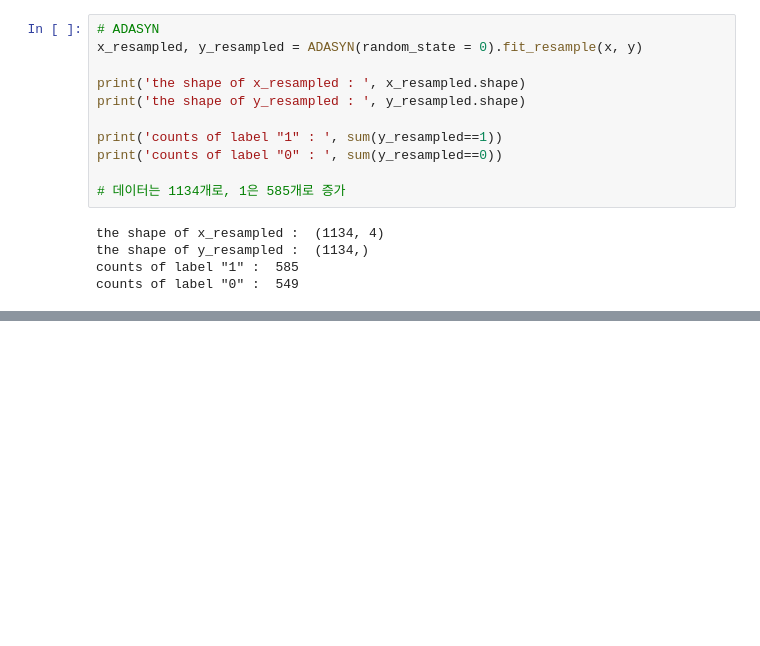
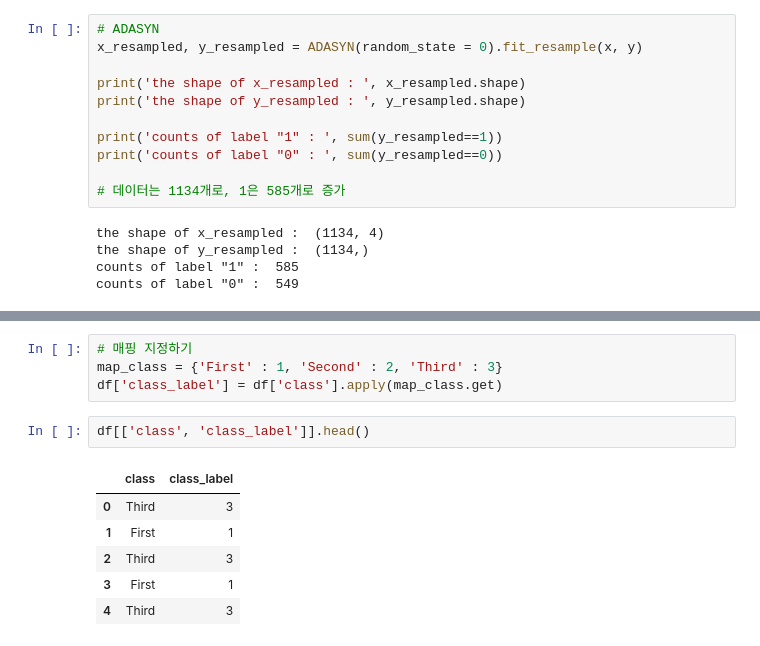
Before and after one commit to s2ul2/bitamin, a Jupyter notebook: 4/4week.ipynb, the cells around one changed output, grey strips where cells are left out. Cells and saved outputs as stored; diff of their text form; blank space fills up the shorter version.

```diff
--- a/4/4week.ipynb
+++ b/4/4week.ipynb
@@ -611,0 +746,13 @@ counts of label "0" :  549
+# %%
+# 매핑 지정하기
+map_class = {'First' : 1, 'Second' : 2, 'Third' : 3}
+df['class_label'] = df['class'].apply(map_class.get)
+# %%
+df[['class', 'class_label']].head()
+# %% [output]
+|  | class | class_label |
+| 0 | Third | 3 |
+| 1 | First | 1 |
+| 2 | Third | 3 |
+| 3 | First | 1 |
+| 4 | Third | 3 |
```
Also changed, not shown: parts of 15 cells of this notebook.
